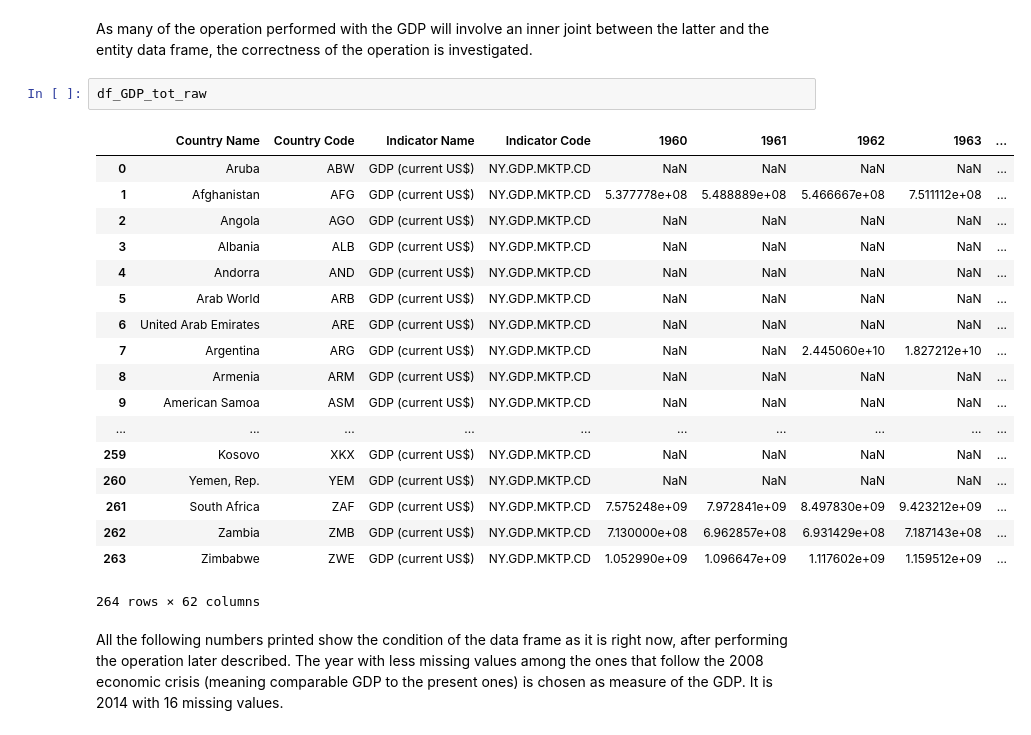
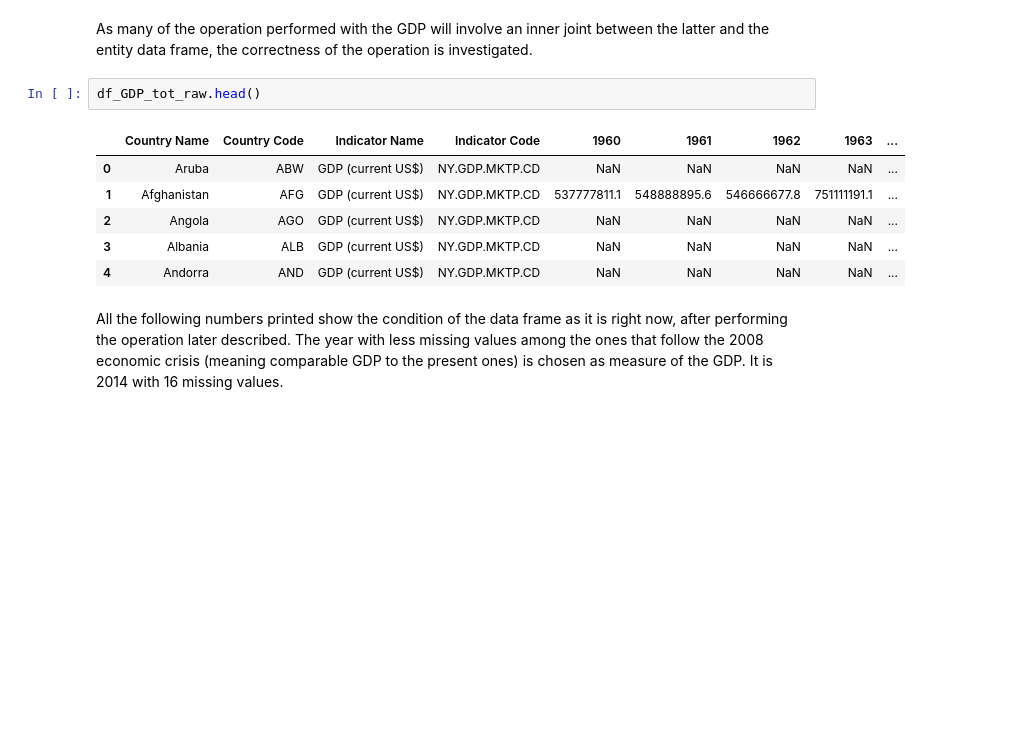
Before and after one commit to eddieshengyuwang/project_ada_akbar, a Jupyter notebook: main.ipynb, the cells around one changed output. Saved outputs shown, nothing was run; the diff lists cells and outputs as text; blank space fills up the shorter version.

```diff
--- a/main.ipynb
+++ b/main.ipynb
@@ -295,26 +301,14 @@ $GDP_{cap}$
 # %% [markdown]
 As many of the operation performed with the GDP will involve an inner joint between the latter and the entity data frame, the correctness of the operation is investigated.
 # %%
-df_GDP_tot_raw
+df_GDP_tot_raw.head()
 # %% [output]
 |  | Country Name | Country Code | Indicator Name | Indicator Code | 1960 | 1961 | 1962 | 1963 | ... |
 | 0 | Aruba | ABW | GDP (current US$) | NY.GDP.MKTP.CD | NaN | NaN | NaN | NaN | ... |
-| 1 | Afghanistan | AFG | GDP (current US$) | NY.GDP.MKTP.CD | 5.377778e+08 | 5.488889e+08 | 5.466667e+08 | 7.511112e+08 | ... |
+| 1 | Afghanistan | AFG | GDP (current US$) | NY.GDP.MKTP.CD | 537777811.1 | 548888895.6 | 546666677.8 | 751111191.1 | ... |
 | 2 | Angola | AGO | GDP (current US$) | NY.GDP.MKTP.CD | NaN | NaN | NaN | NaN | ... |
 | 3 | Albania | ALB | GDP (current US$) | NY.GDP.MKTP.CD | NaN | NaN | NaN | NaN | ... |
 | 4 | Andorra | AND | GDP (current US$) | NY.GDP.MKTP.CD | NaN | NaN | NaN | NaN | ... |
-| 5 | Arab World | ARB | GDP (current US$) | NY.GDP.MKTP.CD | NaN | NaN | NaN | NaN | ... |
-| 6 | United Arab Emirates | ARE | GDP (current US$) | NY.GDP.MKTP.CD | NaN | NaN | NaN | NaN | ... |
-| 7 | Argentina | ARG | GDP (current US$) | NY.GDP.MKTP.CD | NaN | NaN | 2.445060e+10 | 1.827212e+10 | ... |
-| 8 | Armenia | ARM | GDP (current US$) | NY.GDP.MKTP.CD | NaN | NaN | NaN | NaN | ... |
-| 9 | American Samoa | ASM | GDP (current US$) | NY.GDP.MKTP.CD | NaN | NaN | NaN | NaN | ... |
-| ... | ... | ... | ... | ... | ... | ... | ... | ... | ... |
-| 259 | Kosovo | XKX | GDP (current US$) | NY.GDP.MKTP.CD | NaN | NaN | NaN | NaN | ... |
-| 260 | Yemen, Rep. | YEM | GDP (current US$) | NY.GDP.MKTP.CD | NaN | NaN | NaN | NaN | ... |
-| 261 | South Africa | ZAF | GDP (current US$) | NY.GDP.MKTP.CD | 7.575248e+09 | 7.972841e+09 | 8.497830e+09 | 9.423212e+09 | ... |
-| 262 | Zambia | ZMB | GDP (current US$) | NY.GDP.MKTP.CD | 7.130000e+08 | 6.962857e+08 | 6.931429e+08 | 7.187143e+08 | ... |
-| 263 | Zimbabwe | ZWE | GDP (current US$) | NY.GDP.MKTP.CD | 1.052990e+09 | 1.096647e+09 | 1.117602e+09 | 1.159512e+09 | ... |
-264 rows × 62 columns
 # %% [markdown]
 All the following numbers printed show the condition of the data frame as it is right now, after performing the operation later described. The year with less missing values among the ones that follow the 2008 economic crisis (meaning comparable GDP to the present ones) is chosen as measure of the GDP. It is 2014 with 16 missing values.
 # %%
```
Also changed, not shown: parts of 103 cells of this notebook, 1 other file.
